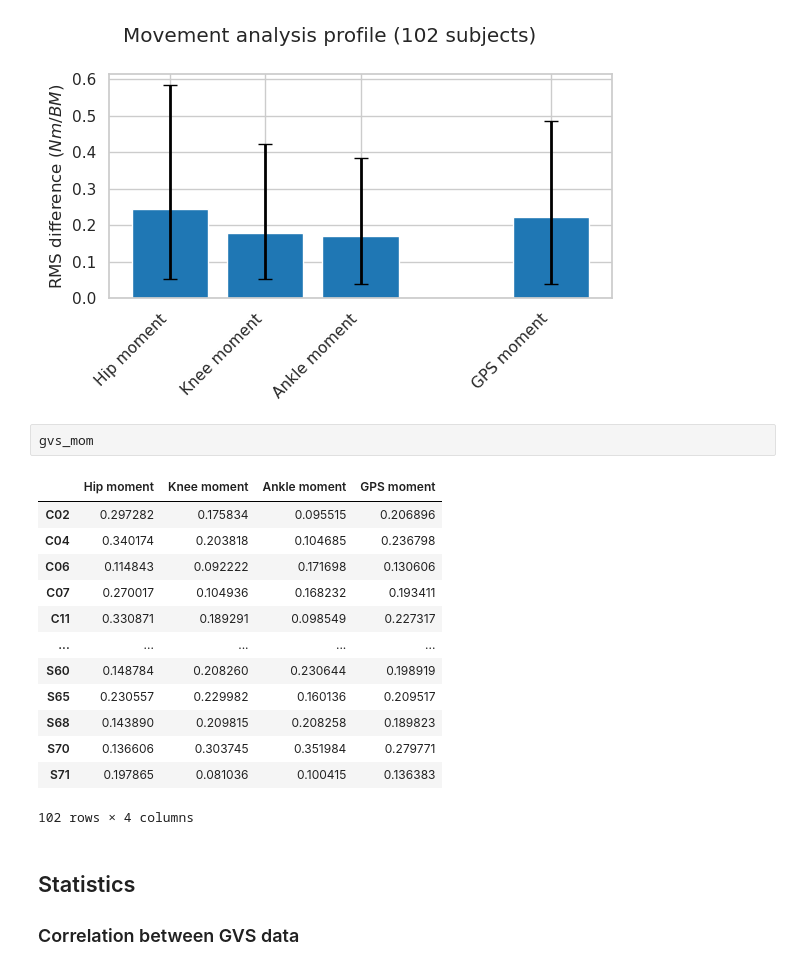
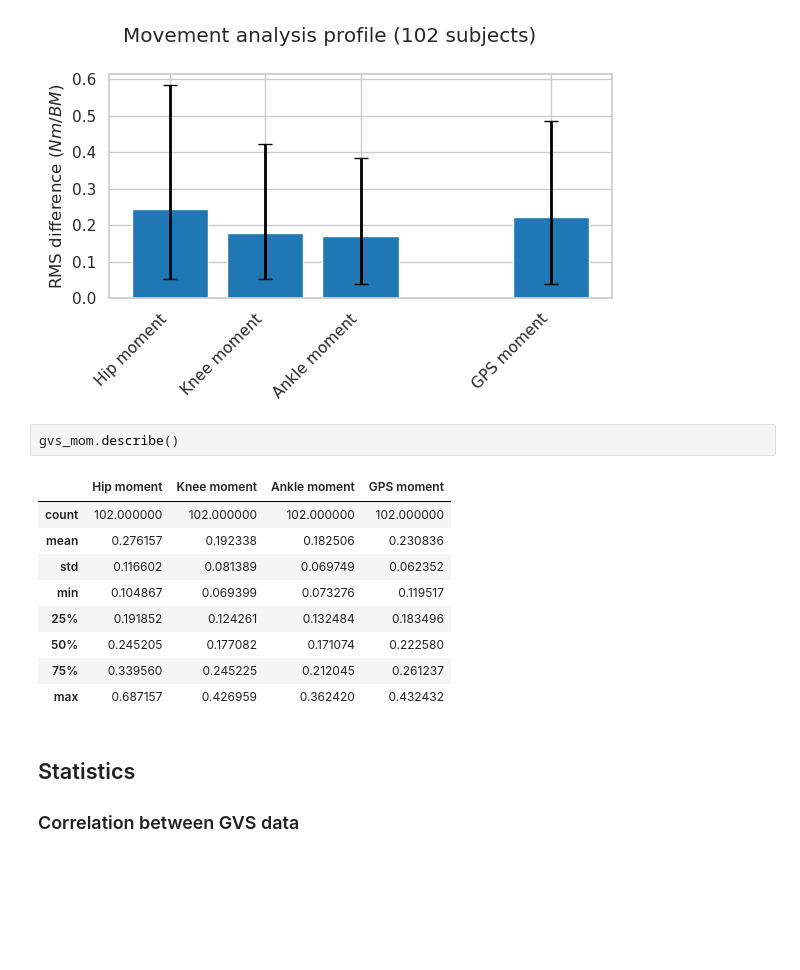
Before and after one commit to demotu/gait_score, a Jupyter notebook: notebooks/gps.ipynb, the cells around one changed output. Saved outputs shown, nothing was run; the diff lists cells and outputs as text; blank space fills up the shorter version.

```diff
--- a/notebooks/gps.ipynb
+++ b/notebooks/gps.ipynb
@@ -494,21 +494,17 @@ plot_gps(gvs_mom, gvs_m_mom, gvs_std_mom, metadata, path2, hist=False, MAP=True,
 # %% [output]
 [figure]
 # %%
-gvs_mom
+gvs_mom.describe()
 # %% [output]
 |  | Hip moment | Knee moment | Ankle moment | GPS moment |
-| C02 | 0.297282 | 0.175834 | 0.095515 | 0.206896 |
-| C04 | 0.340174 | 0.203818 | 0.104685 | 0.236798 |
-| C06 | 0.114843 | 0.092222 | 0.171698 | 0.130606 |
-| C07 | 0.270017 | 0.104936 | 0.168232 | 0.193411 |
-| C11 | 0.330871 | 0.189291 | 0.098549 | 0.227317 |
-| ... | ... | ... | ... | ... |
-| S60 | 0.148784 | 0.208260 | 0.230644 | 0.198919 |
-| S65 | 0.230557 | 0.229982 | 0.160136 | 0.209517 |
-| S68 | 0.143890 | 0.209815 | 0.208258 | 0.189823 |
-| S70 | 0.136606 | 0.303745 | 0.351984 | 0.279771 |
-| S71 | 0.197865 | 0.081036 | 0.100415 | 0.136383 |
+| count | 102.000000 | 102.000000 | 102.000000 | 102.000000 |
+| mean | 0.276157 | 0.192338 | 0.182506 | 0.230836 |
+| std | 0.116602 | 0.081389 | 0.069749 | 0.062352 |
+| min | 0.104867 | 0.069399 | 0.073276 | 0.119517 |
+| 25% | 0.191852 | 0.124261 | 0.132484 | 0.183496 |
+| 50% | 0.245205 | 0.177082 | 0.171074 | 0.222580 |
+| 75% | 0.339560 | 0.245225 | 0.212045 | 0.261237 |
+| max | 0.687157 | 0.426959 | 0.362420 | 0.432432 |
-102 rows × 4 columns
 # %% [markdown]
 ## Statistics
 
```
Also changed, not shown: parts of 1 cell of this notebook.
